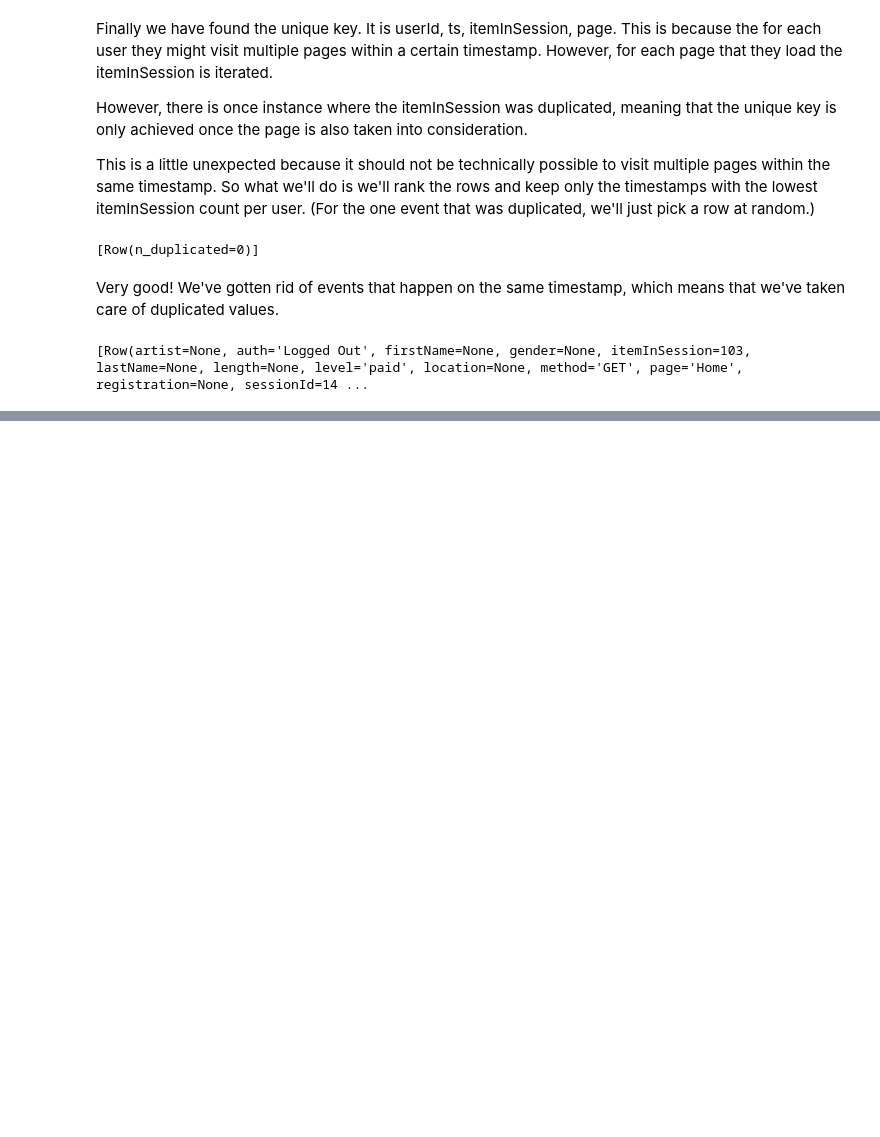
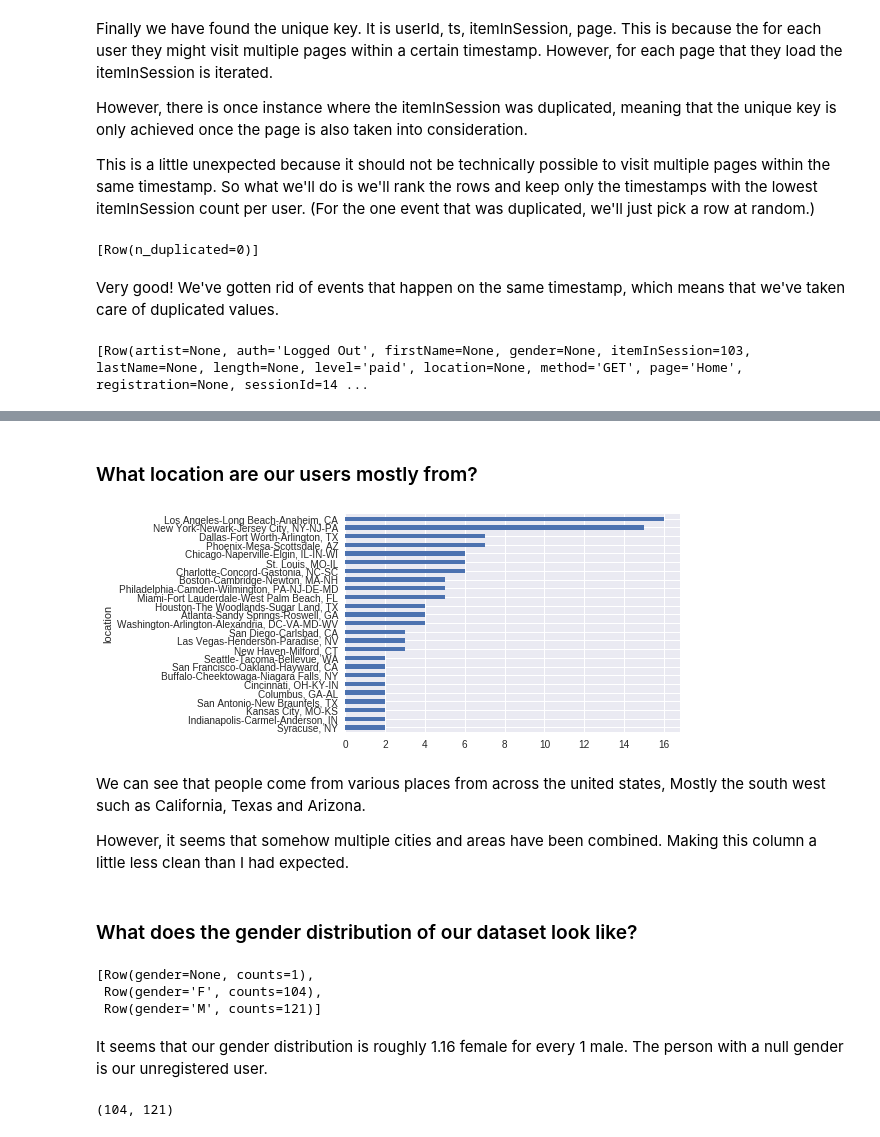
Before and after one commit to SThornewillvE/Udacity-DataScience-Nanodegree, a Jupyter notebook: 07_capstone_spark-ML_project/Sparkify.ipynb, the cells around one changed output, grey strips where cells are left out. Saved outputs shown, nothing was run; the diff lists cells and outputs as text; code cells hidden in the pictures; blank space fills up the shorter version.

```diff
--- a/07_capstone_spark-ML_project/Sparkify.ipynb
+++ b/07_capstone_spark-ML_project/Sparkify.ipynb
@@ -268,0 +267,14 @@ Clean up your code, adding comments and renaming variables to make the code easi
+# %%
+# Vertify All non-registrations *have* null in relevant columns
+nan_dict = {}
+
+for i in ["firstName", "gender", "lastName", "location", "userAgent"]:
+    returns = spark.sql("""
+        SELECT SUM(CASE WHEN {} IS NOT NULL THEN 1 ELSE 0 END) AS nulls
+        FROM df_unique
+        WHERE registration IS NULL
+    """.format(i)).collect()
+
+    nan_dict[i] = returns[0].nulls
+
+print(nan_dict)
@@ -268,0 +413,62 @@ Clean up your code, adding comments and renaming variables to make the code easi
+# %% [markdown]
+### What location are our users mostly from?
+# %%
+response = spark.sql("""
+    WITH user_locations AS (
+        SELECT DISTINCT userId,
+                        location
+        FROM df_unique
+    )
+
+    SELECT location, COUNT(DISTINCT userId) AS counts
+    FROM user_locations
+    GROUP BY 1
+    ORDER BY 2 DESC
+    LIMIT 25  -- Note that without a limit, the graph will overplot
+""").collect()
+
+location = [i.location for i in response]
+location_counts = [i.counts for i in response]
+
+df_locations = pd.DataFrame(dict(location = location,
+                                 location_counts = location_counts))
+
+ax = df_locations.sort_values("location_counts").set_index("location")["location_counts"].plot(kind="barh",
+                                                                                               color=color_cycle[0])
+ax.plot();
+# %% [output]
+[figure, added]
+# %% [markdown]
+We can see that people come from various places from across the united states, Mostly the south west such as California, Texas and Arizona.
+
+However, it seems that somehow multiple cities and areas have been combined. Making this column a little less clean than I had expected.
+# %% [markdown]
+### What does the gender distribution of our dataset look like?
+# %%
+results_gender = spark.sql("""
+    WITH user_gender AS (
+        SELECT DISTINCT userId, gender
+        FROM df_unique
+    )
+
+    SELECT gender, COUNT(*) AS counts
+    FROM user_gender
+    GROUP BY 1
+    ORDER BY 1
+""").collect()
+
+results_gender
+# %% [output]
+[Row(gender=None, counts=1),
+ Row(gender='F', counts=104),
+ Row(gender='M', counts=121)]
+# %% [markdown]
+It seems that our gender distribution is roughly 1.16 female for every 1 male. The person with a null gender is our unregistered user.
+# %%
+# Extract gender distribution
+n_males = [i.counts for i in results_gender if i.gender=='F'][0]
+n_females = [i.counts for i in results_gender if i.gender=='M'][0]
+
+n_males, n_females
+# %% [output]
+(104, 121)
```
Also changed, not shown: parts of 57 cells of this notebook.
